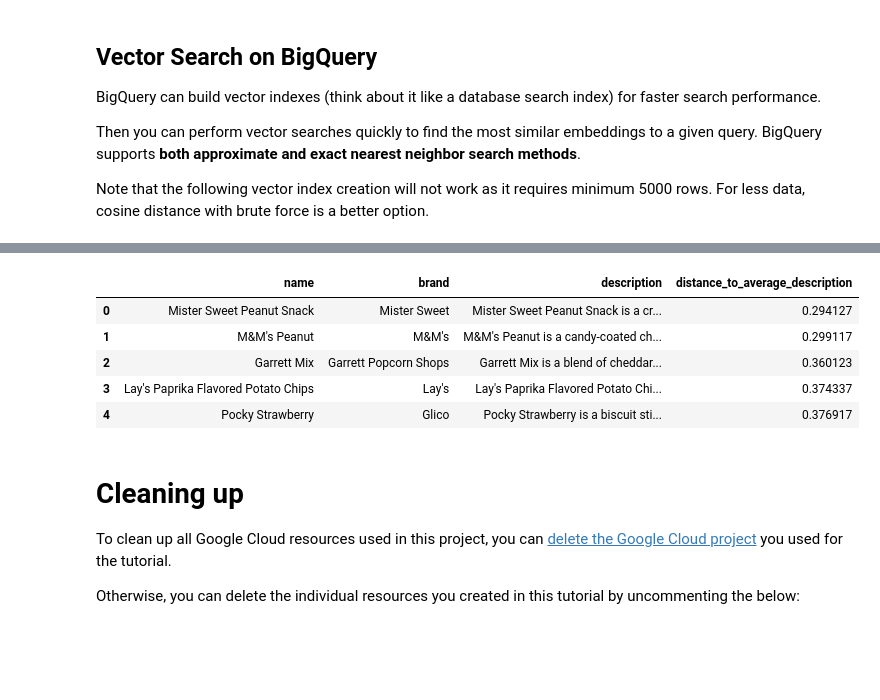
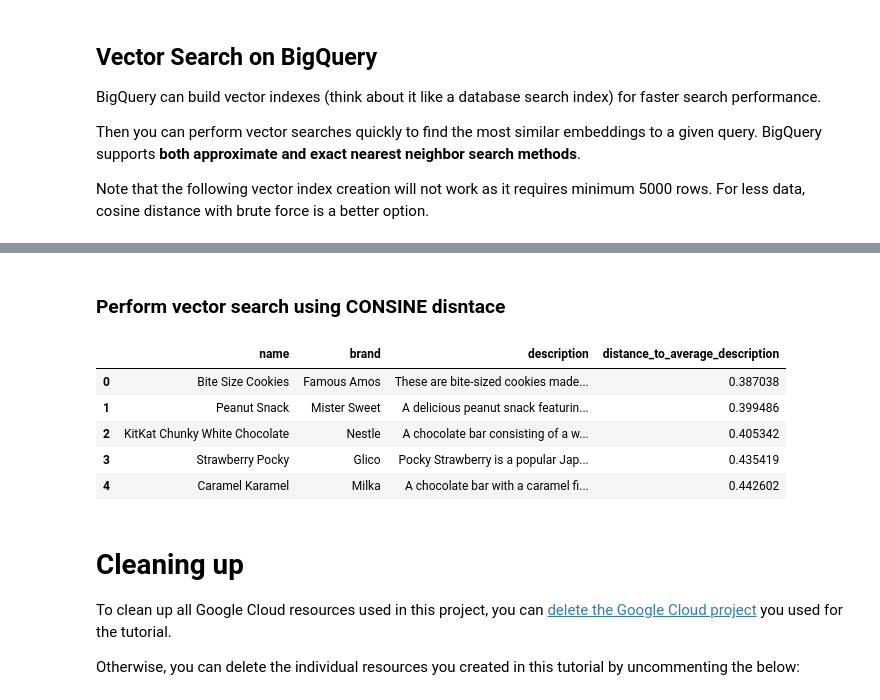
Before and after one commit to steveloh/demo, a Jupyter notebook: bigquery/gemini/Demo - Building a Snack Specialist Store in minutes.ipynb, the cells around one changed output, grey strips where cells are left out. Drawn from its saved outputs; the diff is of its cells as text; code cells hidden in the pictures; blank space fills up the shorter version.

```diff
--- a/bigquery/gemini/Demo - Building a Snack Specialist Store in minutes.ipynb
+++ b/bigquery/gemini/Demo - Building a Snack Specialist Store in minutes.ipynb
@@ -263,38 +278,42 @@ FROM
+# %% [markdown]
+### Perform vector search using CONSINE disntace
 # %%
-# Perform an embedding search using CONSINE disntace function and WITH clause
+# @title
+# Alternative:  Perform an embedding search using CONSINE disntace function and WITH clause
 # I like snack that have more cookies structure. What should I buy?
-# Anything that doesn't make my mouth stink?"
+# Anything that makes me feel fresh?"
+# I love peanut and chocolates, any good snack you have?
 # What should I snack when watching a nice action movie with the family?
-# I love peanut and chocolates, any good snack you have?
+
 
 %%bigquery
 WITH query_embedding AS (
-  SELECT text_embedding
+  SELECT ml_generate_embedding_result
   FROM
-    ML.GENERATE_TEXT_EMBEDDING(
+    ML.GENERATE_EMBEDDING(
       MODEL `snack_specialist.embedding_model`,
-      (SELECT "I love peanut and chocolates, any good snack you have?" AS content),
+      (SELECT "I like snack that have more cookies structure. What should I buy?" AS content),
       STRUCT(TRUE AS flatten_json_output)
     )
 )
 SELECT
   name, brand, description,
   ML.DISTANCE(
-    (SELECT text_embedding FROM query_embedding),
+    (SELECT ml_generate_embedding_result FROM query_embedding),
     text_embedding,
     'COSINE'
   ) AS distance_to_average_description
 FROM
   `snack_specialist.snack_embeddings`
 ORDER BY distance_to_average_description
 limit 5;
 # %% [output]
 |  | name | brand | description | distance_to_average_description |
-| 0 | Mister Sweet Peanut Snack | Mister Sweet | Mister Sweet Peanut Snack is a cr... | 0.294127 |
-| 1 | M&M's Peanut | M&M's | M&M's Peanut is a candy-coated ch... | 0.299117 |
-| 2 | Garrett Mix | Garrett Popcorn Shops | Garrett Mix is a blend of cheddar... | 0.360123 |
-| 3 | Lay's Paprika Flavored Potato Chips | Lay's | Lay's Paprika Flavored Potato Chi... | 0.374337 |
-| 4 | Pocky Strawberry | Glico | Pocky Strawberry is a biscuit sti... | 0.376917 |
+| 0 | Bite Size Cookies | Famous Amos | These are bite-sized cookies made... | 0.387038 |
+| 1 | Peanut Snack | Mister Sweet | A delicious peanut snack featurin... | 0.399486 |
+| 2 | KitKat Chunky White Chocolate | Nestle | A chocolate bar consisting of a w... | 0.405342 |
+| 3 | Strawberry Pocky | Glico | Pocky Strawberry is a popular Jap... | 0.435419 |
+| 4 | Caramel Karamel | Milka | A chocolate bar with a caramel fi... | 0.442602 |
 # %% [markdown]
 # Cleaning up
 
```
Also changed, not shown: parts of 19 cells of this notebook, 3 other files.
